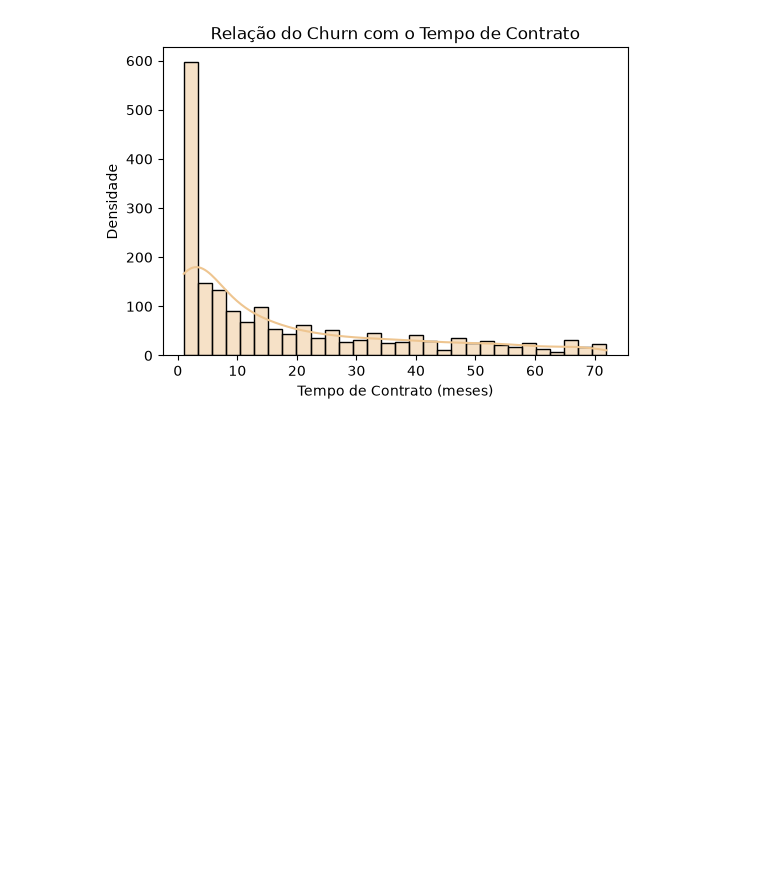
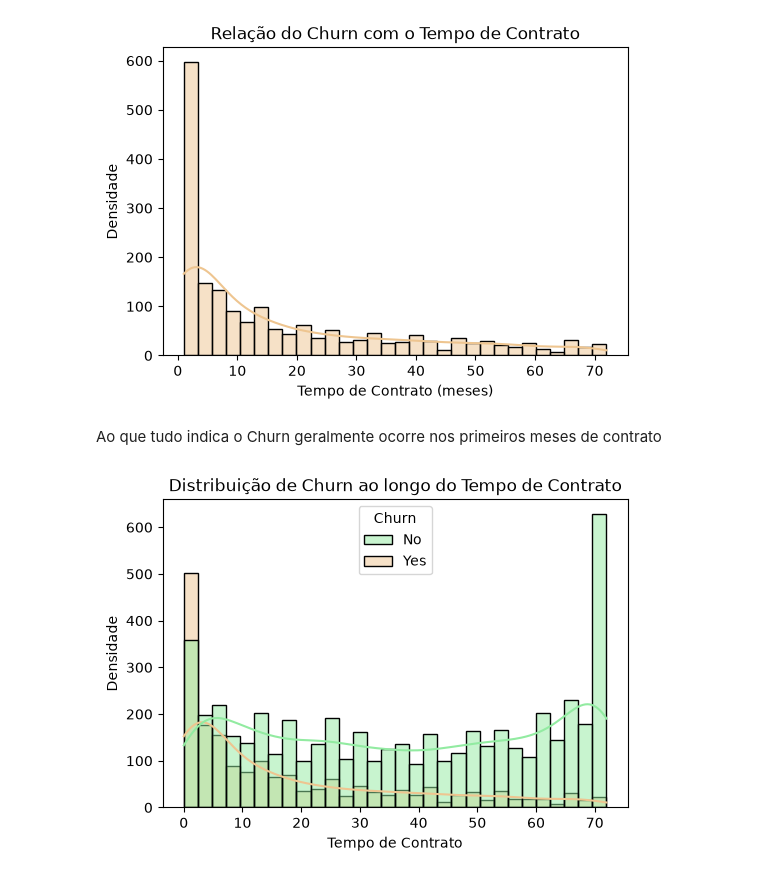
Before and after one commit to Kayzinnn/Analise-Churn, a Jupyter notebook: Costumer-churn.ipynb, the cells around one changed output. Saved outputs shown, nothing was run; the diff lists cells and outputs as text; code cells hidden in the pictures; blank space fills up the shorter version.

Commit message:
Adiciona análise de churn por contrato, pagamento, internet e suporte técnico

```diff
--- a/Costumer-churn.ipynb
+++ b/Costumer-churn.ipynb
@@ -249,3 +249,15 @@ plt.xlabel('Tempo de Contrato (meses)')
 # %% [output]
 Text(0.5, 0, 'Tempo de Contrato (meses)')
 [figure]
+# %% [markdown]
+Ao que tudo indica o Churn geralmente ocorre nos primeiros meses de contrato
+# %%
+# Distribuição de churn ao longo do tempo de contrato (tenure) com a função histplot() do seaborn, que cria um gráfico de histograma com a variável 'tenure' no eixo x, a variável 'Churn' como cor e uma linha de densidade (kde=True). O parâmetro bins=30 define o número de intervalos para o histograma. A paleta de cores é definida para diferenciar os valores "No" e "Yes" da variável 'Churn'.
+plt.figure(figsize=(6, 4))
+sns.histplot(data=df, x='tenure', hue='Churn', kde=True, bins=30, palette={"No": "#92eba1", "Yes": "#eec590"})
+plt.title('Distribuição de Churn ao longo do Tempo de Contrato')
+plt.xlabel('Tempo de Contrato')
+plt.ylabel('Densidade')
+plt.show()
+# %% [output]
+[figure, added]
```
